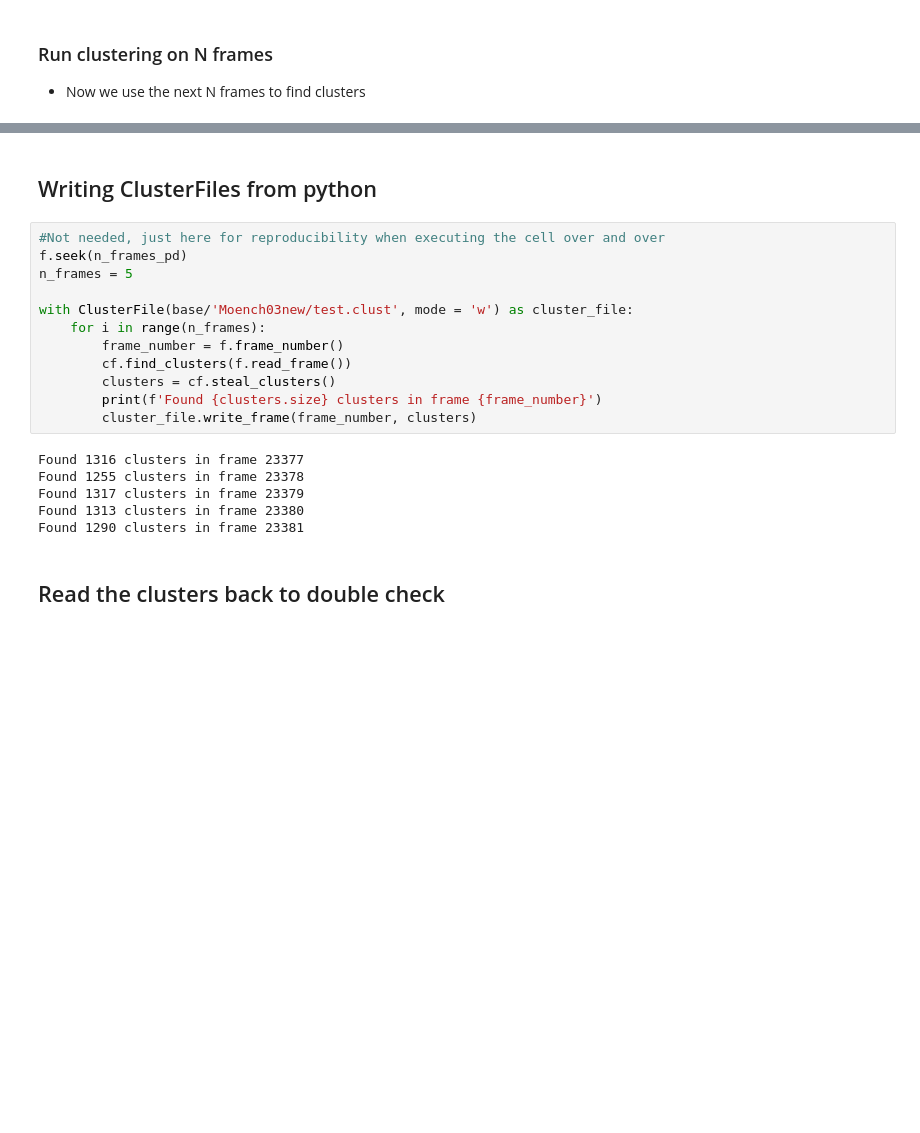
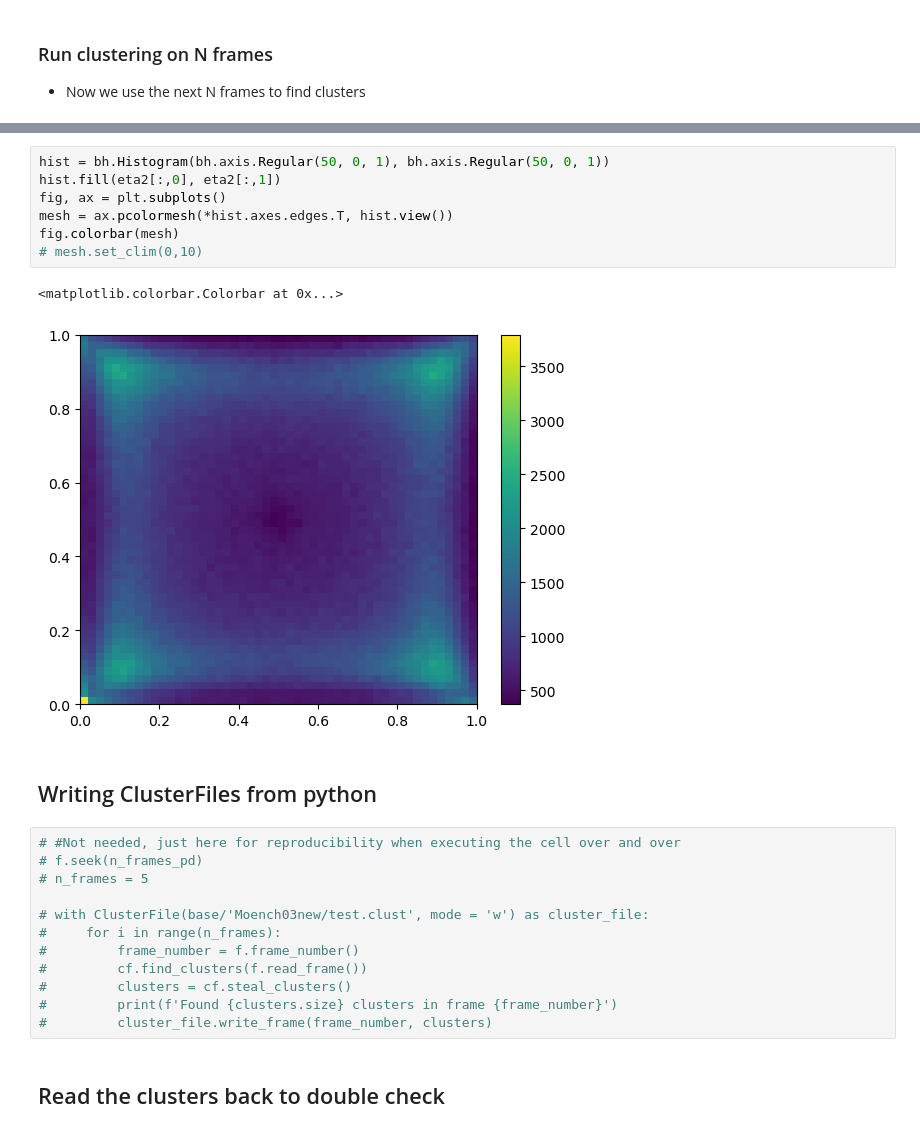
Before and after one commit to slsdetectorgroup/aare-notebooks, a Jupyter notebook: 02-ClusterFinder.ipynb, the cells around one changed output, grey strips where cells are left out. Cells and saved outputs as stored; diff of their text form; blank space fills up the shorter version.

```diff
--- a/02-ClusterFinder.ipynb
+++ b/02-ClusterFinder.ipynb
@@ -102,23 +133,27 @@ ax.grid()
+# %%
+hist = bh.Histogram(bh.axis.Regular(50, 0, 1), bh.axis.Regular(50, 0, 1))
+hist.fill(eta2[:,0], eta2[:,1])
+fig, ax = plt.subplots()
+mesh = ax.pcolormesh(*hist.axes.edges.T, hist.view())
+fig.colorbar(mesh)
+# mesh.set_clim(0,10)
+# %% [output]
+<matplotlib.colorbar.Colorbar at 0x...>
+[figure, added]
 # %% [markdown]
 ## Writing ClusterFiles from python
 # %%
-#Not needed, just here for reproducibility when executing the cell over and over
-f.seek(n_frames_pd)
-n_frames = 5
+# #Not needed, just here for reproducibility when executing the cell over and over
+# f.seek(n_frames_pd)
+# n_frames = 5
 
-with ClusterFile(base/'Moench03new/test.clust', mode = 'w') as cluster_file:
-    for i in range(n_frames):
-        frame_number = f.frame_number()
-        cf.find_clusters(f.read_frame())
-        clusters = cf.steal_clusters()
-        print(f'Found {clusters.size} clusters in frame {frame_number}')
-        cluster_file.write_frame(frame_number, clusters)
+# with ClusterFile(base/'Moench03new/test.clust', mode = 'w') as cluster_file:
+#     for i in range(n_frames):
+#         frame_number = f.frame_number()
+#         cf.find_clusters(f.read_frame())
+#         clusters = cf.steal_clusters()
+#         print(f'Found {clusters.size} clusters in frame {frame_number}')
+#         cluster_file.write_frame(frame_number, clusters)
-# %% [output]
-Found 1316 clusters in frame 23377
-Found 1255 clusters in frame 23378
-Found 1317 clusters in frame 23379
-Found 1313 clusters in frame 23380
-Found 1290 clusters in frame 23381
 # %% [markdown]
 ## Read the clusters back to double check
 # %%
```
Also changed, not shown: parts of 10 cells of this notebook.
